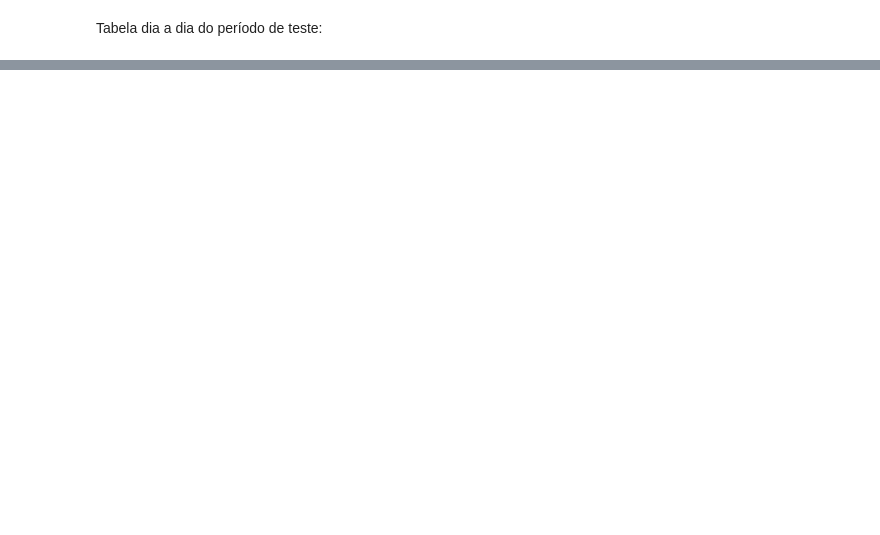
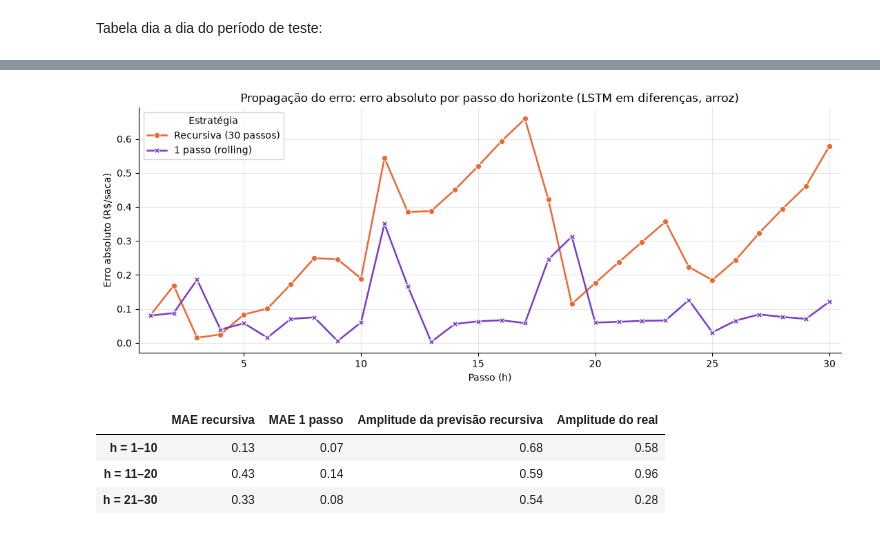
Before and after one commit to brunoOrigem/tcc-predicao-commodities-rs, a Jupyter notebook: models/lstm_arroz.ipynb, the cells around one changed output, grey strips where cells are left out. Drawn from its saved outputs; the diff is of its cells as text; code cells hidden in the pictures; blank space fills up the shorter version.

```diff
--- a/models/lstm_arroz.ipynb
+++ b/models/lstm_arroz.ipynb
@@ -333,0 +505,33 @@ comparacao
+# %%
+prop = pd.DataFrame({
+    "Passo (h)":             np.arange(1, len(y_teste) + 1),
+    "Recursiva (30 passos)": np.abs(y_teste.values - y_prev.values),
+    "1 passo (rolling)":     np.abs(y_teste.values - y_prev_1p.values),
+}).melt(id_vars="Passo (h)", var_name="Estratégia", value_name="Erro absoluto (R$/saca)")
+
+fig, ax = plt.subplots(figsize=(11, 4.5))
+sns.lineplot(data=prop, x="Passo (h)", y="Erro absoluto (R$/saca)", hue="Estratégia", style="Estratégia",
+             palette={"Recursiva (30 passos)": "#eb6834", "1 passo (rolling)": "#7a3cc8"},
+             markers=True, dashes=False, lw=1.8, ax=ax)
+ax.set_title("Propagação do erro: erro absoluto por passo do horizonte (LSTM em diferenças, arroz)")
+ax.set_xlim(0.5, len(y_teste) + 0.5)
+ax.grid(alpha=0.3)
+ax.spines[["top", "right"]].set_visible(False)
+plt.tight_layout()
+plt.savefig(f"{PASTA_SAIDA}/lstm_propagacao_erro_arroz.png", dpi=150)
+plt.show()
+
+# Resumo por blocos do horizonte
+blocos = pd.cut(np.arange(1, len(y_teste) + 1), bins=[0, 10, 20, 30], labels=["h = 1–10", "h = 11–20", "h = 21–30"])
+pd.DataFrame({
+    "MAE recursiva":        pd.Series(np.abs(y_teste.values - y_prev.values)).groupby(blocos).mean(),
+    "MAE 1 passo":          pd.Series(np.abs(y_teste.values - y_prev_1p.values)).groupby(blocos).mean(),
+    "Amplitude da previsão recursiva": pd.Series(y_prev.values).groupby(blocos).agg(lambda s: s.max() - s.min()),
+    "Amplitude do real":    pd.Series(y_teste.values).groupby(blocos).agg(lambda s: s.max() - s.min()),
+}).round(2)
+# %% [output]
+[figure, added]
+|  | MAE recursiva | MAE 1 passo | Amplitude da previsão recursiva | Amplitude do real |
+| h = 1–10 | 0.13 | 0.07 | 0.68 | 0.58 |
+| h = 11–20 | 0.43 | 0.14 | 0.59 | 0.96 |
+| h = 21–30 | 0.33 | 0.08 | 0.54 | 0.28 |
```
Also changed, not shown: parts of 35 cells of this notebook, 9 other files.
